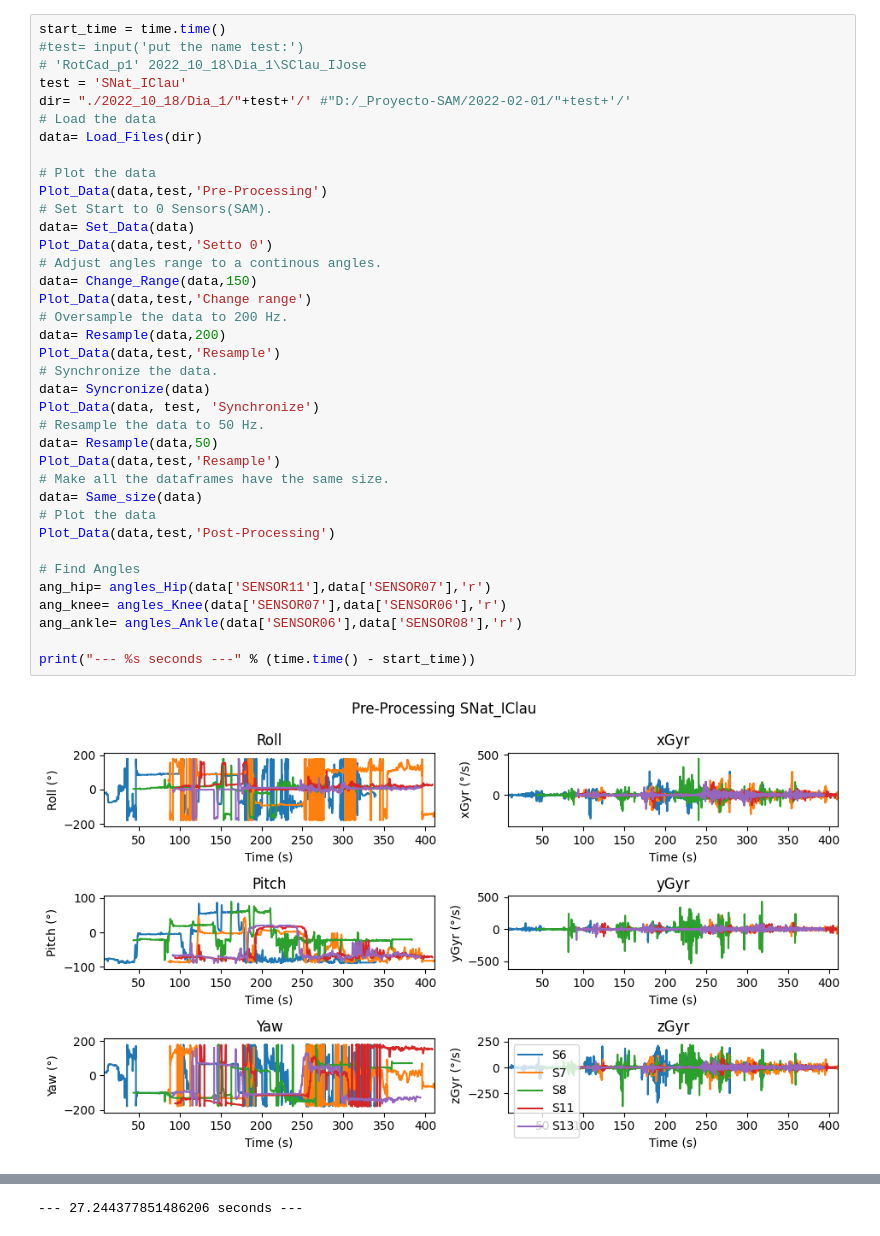
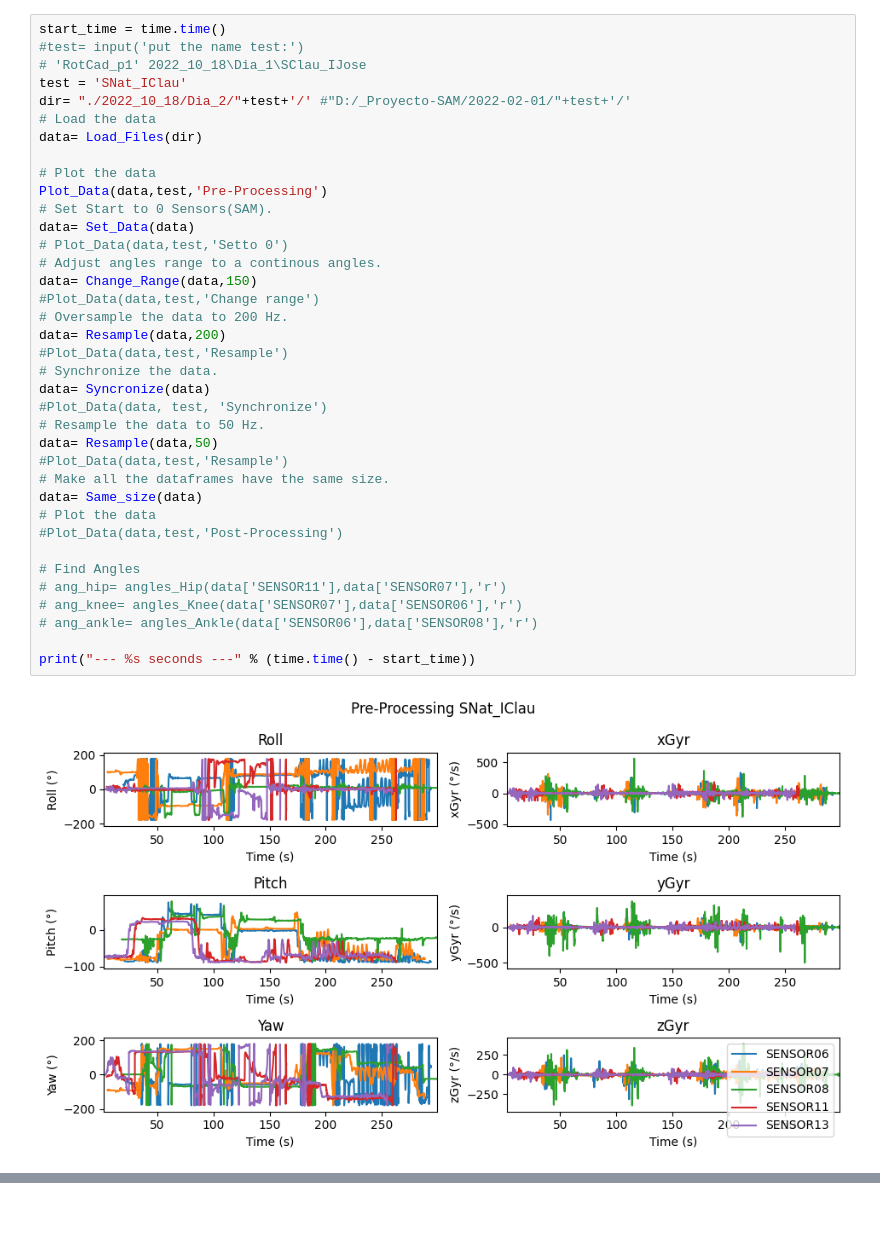
Before and after one commit to TEC-CIMB/SAM-Processing, a Jupyter notebook: Proyecto_SAM.ipynb, the cells around one changed output, grey strips where cells are left out. Cells and saved outputs as stored; diff of their text form.

```diff
--- a/Proyecto_SAM.ipynb
+++ b/Proyecto_SAM.ipynb
@@ -258,42 +292,42 @@ def angles_Ankle(ti,fo,leg):
 # %%
 start_time = time.time()
 #test= input('put the name test:')
 # 'RotCad_p1' 2022_10_18\Dia_1\SClau_IJose
 test = 'SNat_IClau'
-dir= "./2022_10_18/Dia_1/"+test+'/' #"D:/_Proyecto-SAM/2022-02-01/"+test+'/'
+dir= "./2022_10_18/Dia_2/"+test+'/' #"D:/_Proyecto-SAM/2022-02-01/"+test+'/'
 # Load the data
 data= Load_Files(dir)
 
 # Plot the data
 Plot_Data(data,test,'Pre-Processing')
 # Set Start to 0 Sensors(SAM).
 data= Set_Data(data)
-Plot_Data(data,test,'Setto 0')
+# Plot_Data(data,test,'Setto 0')
 # Adjust angles range to a continous angles.
 data= Change_Range(data,150)
-Plot_Data(data,test,'Change range')
+#Plot_Data(data,test,'Change range')
 # Oversample the data to 200 Hz.
 data= Resample(data,200)
-Plot_Data(data,test,'Resample')
+#Plot_Data(data,test,'Resample')
 # Synchronize the data.
 data= Syncronize(data)
-Plot_Data(data, test, 'Synchronize')
+#Plot_Data(data, test, 'Synchronize')
 # Resample the data to 50 Hz.
 data= Resample(data,50)
-Plot_Data(data,test,'Resample')
+#Plot_Data(data,test,'Resample')
 # Make all the dataframes have the same size.
 data= Same_size(data)
 # Plot the data
-Plot_Data(data,test,'Post-Processing')
+#Plot_Data(data,test,'Post-Processing')
 
 # Find Angles
-ang_hip= angles_Hip(data['SENSOR11'],data['SENSOR07'],'r')
-ang_knee= angles_Knee(data['SENSOR07'],data['SENSOR06'],'r')
-ang_ankle= angles_Ankle(data['SENSOR06'],data['SENSOR08'],'r')
+# ang_hip= angles_Hip(data['SENSOR11'],data['SENSOR07'],'r')
+# ang_knee= angles_Knee(data['SENSOR07'],data['SENSOR06'],'r')
+# ang_ankle= angles_Ankle(data['SENSOR06'],data['SENSOR08'],'r')
 
 print("--- %s seconds ---" % (time.time() - start_time))
 # %% [output]
-[figure, old version]
+[figure, new version]
 A value is trying to be set on a copy of a slice from a DataFrame.
 Try using .loc[row_indexer,col_indexer] = value instead
 
@@ -312 +340,0 @@ See the caveats in the documentation: https://pandas.pydata.org/pandas-docs/stab
---- 27.244377851486206 seconds ---
```
Also changed, not shown: parts of 7 cells of this notebook, 4 other files.
